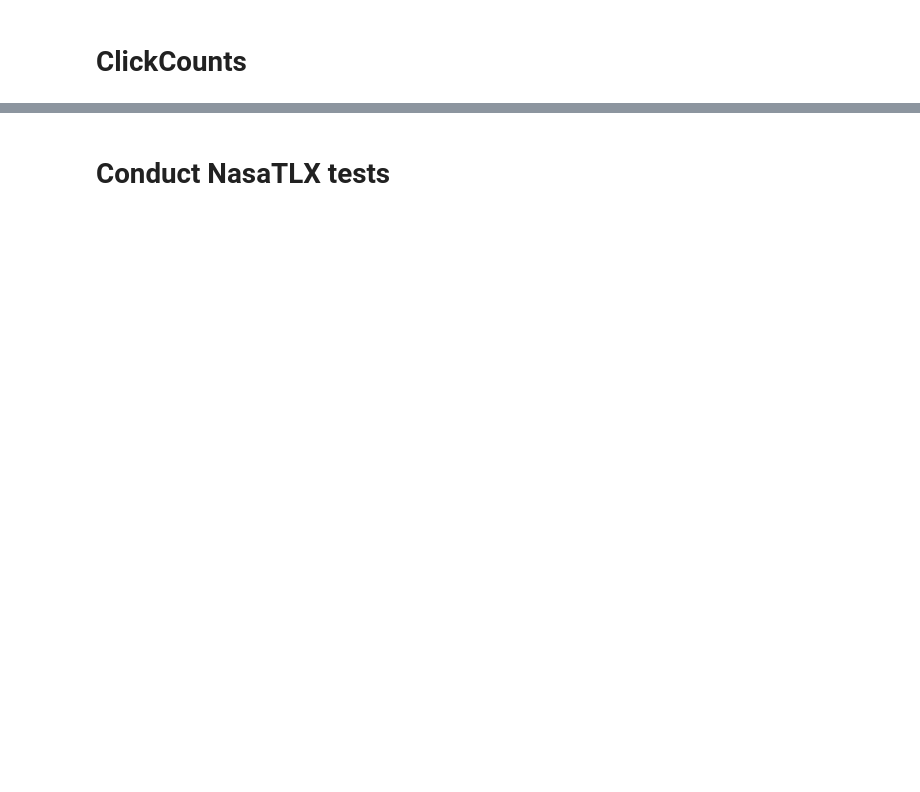
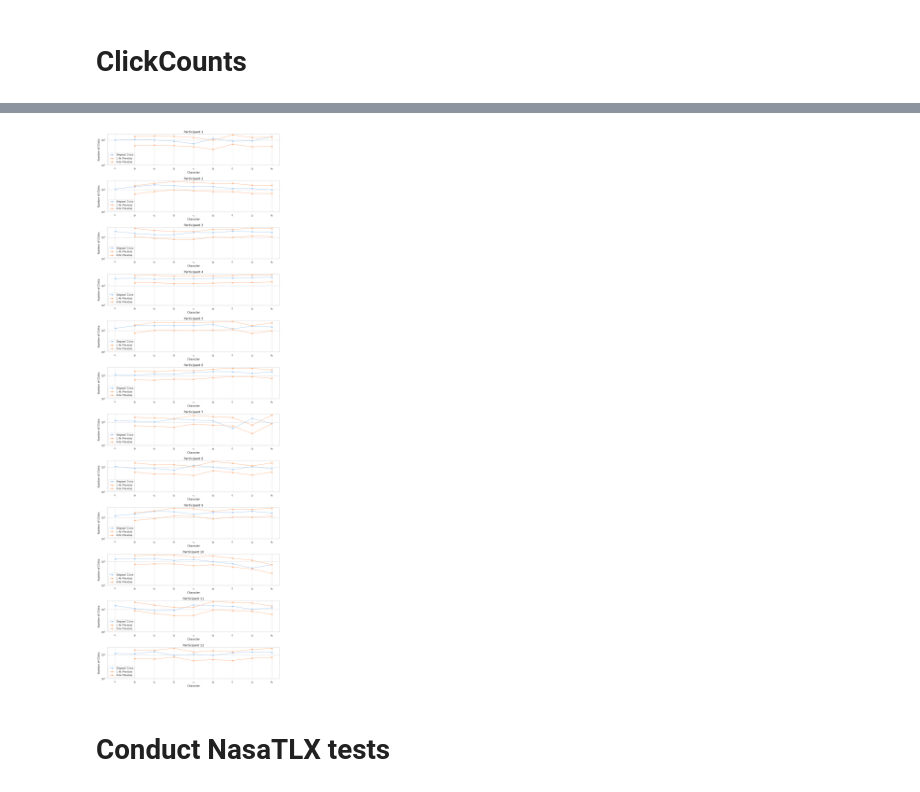
Before and after one commit to T0B1K/BrailleGloveStatistics, a Jupyter notebook: content/study1/questionnaire/study1_questionnaire.ipynb, the cells around one changed output, grey strips where cells are left out. Saved outputs shown, nothing was run; the diff lists cells and outputs as text; code cells hidden in the pictures; blank space fills up the shorter version.

Commit message:
refactored the first and second questionnaire

```diff
--- a/content/study1/questionnaire/study1_questionnaire.ipynb
+++ b/content/study1/questionnaire/study1_questionnaire.ipynb
@@ -8,10 +6,15 @@ import pandas as pd
 import matplotlib.pyplot as plt
 import numpy as np
 import seaborn as sns
+from scipy import stats
+from scipy.stats import chisquare
+from scipy.stats import multinomial
+from scipy.stats import kruskal
+from statsmodels.stats.multicomp import pairwise_tukeyhsd
 
 pastel_colors = sns.color_palette("pastel", 3)
+sns.set(style="whitegrid")
 
-# Define the order for the conditions and map them to the pastel colors
 condition_order = ["Stroke", "Tap", "Vibration"]
 condition_palette = {
     "Stroke": pastel_colors[0],  # First color in the pastel palette
@@ -22,11 +25,4 @@ condition_palette = {
 # Define the sequence of characters
 character_order = ['T', 'H', 'E', 'O', 'L', 'D', 'P', 'U', 'B']
 
-# Define the file path to your CSV file
-file_path = "study1data.csv"  # Replace with the path to your CSV file
-
-# Load the CSV file into a pandas DataFrame
-df = pd.read_csv(file_path)
-
-# Display the first few rows of the DataFrame to verify the contents
-df
+participant_data = pd.read_csv("study1data.csv")
@@ -104,3 +105,7 @@ generate_plots(df, character_order)
+# %%
+generate_plots(participant_data.copy(), "participantPlots")
+# %% [output]
+[figure, added]
 # %% [markdown]
 # Conduct NasaTLX tests
 # %%
```
Also changed, not shown: parts of 17 cells of this notebook, 5 other files.
